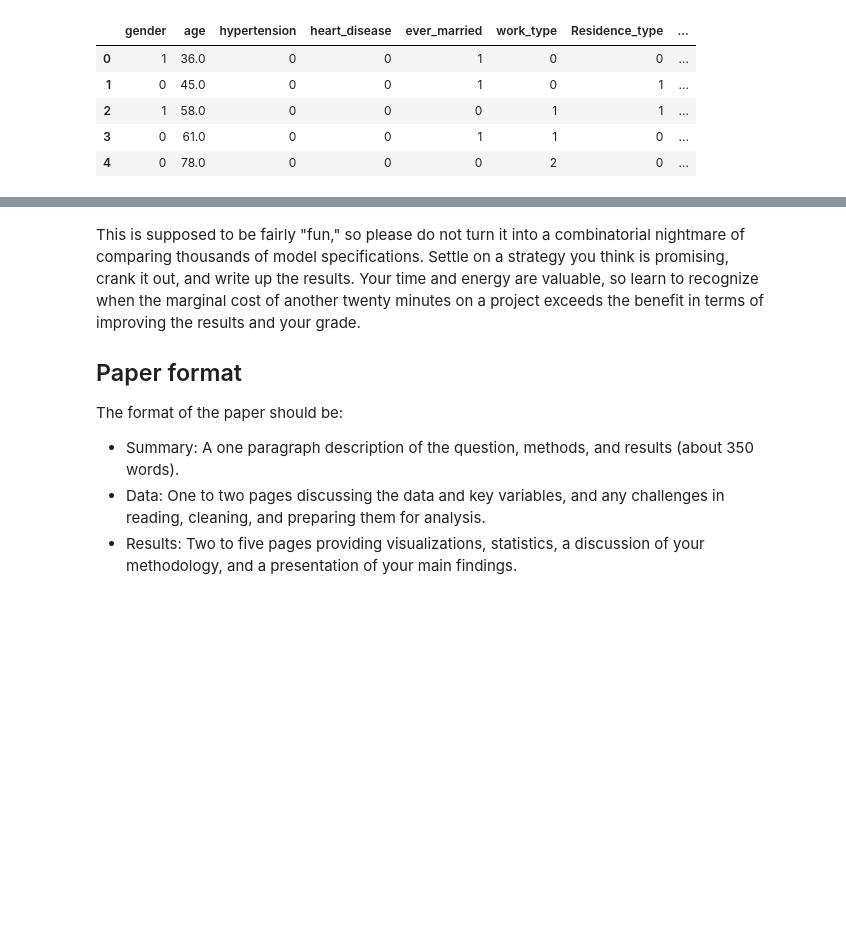
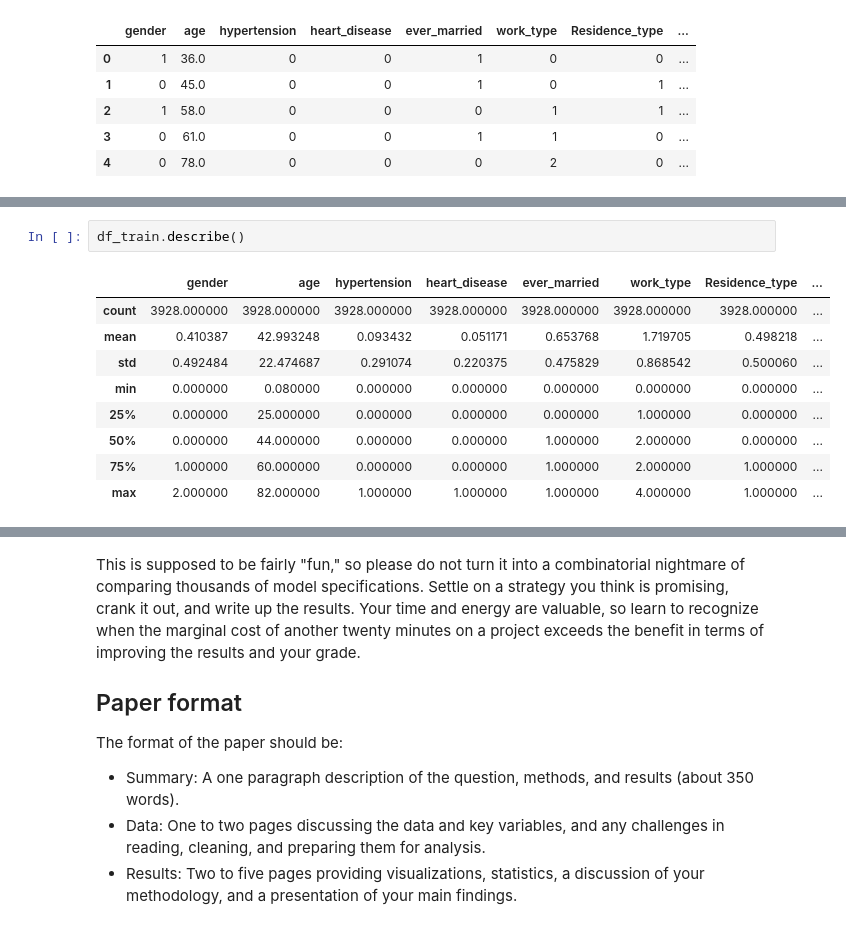
Before and after one commit to DS3001/group24, a Jupyter notebook: lab2.ipynb, the cells around one changed output, grey strips where cells are left out. Drawn from its saved outputs; the diff is of its cells as text; blank space fills up the shorter version.

```diff
--- a/lab2.ipynb
+++ b/lab2.ipynb
@@ -106,0 +63,12 @@ AttributeError: 'PolynomialFeatures' object has no attribute 'get_feature_names_
+# %%
+df_train.describe()
+# %% [output]
+|  | gender | age | hypertension | heart_disease | ever_married | work_type | Residence_type | ... |
+| count | 3928.000000 | 3928.000000 | 3928.000000 | 3928.000000 | 3928.000000 | 3928.000000 | 3928.000000 | ... |
+| mean | 0.410387 | 42.993248 | 0.093432 | 0.051171 | 0.653768 | 1.719705 | 0.498218 | ... |
+| std | 0.492484 | 22.474687 | 0.291074 | 0.220375 | 0.475829 | 0.868542 | 0.500060 | ... |
+| min | 0.000000 | 0.080000 | 0.000000 | 0.000000 | 0.000000 | 0.000000 | 0.000000 | ... |
+| 25% | 0.000000 | 25.000000 | 0.000000 | 0.000000 | 0.000000 | 1.000000 | 0.000000 | ... |
+| 50% | 0.000000 | 44.000000 | 0.000000 | 0.000000 | 1.000000 | 2.000000 | 0.000000 | ... |
+| 75% | 1.000000 | 60.000000 | 0.000000 | 0.000000 | 1.000000 | 2.000000 | 1.000000 | ... |
+| max | 2.000000 | 82.000000 | 1.000000 | 1.000000 | 1.000000 | 4.000000 | 1.000000 | ... |
```
Also changed, not shown: parts of 18 cells of this notebook.
